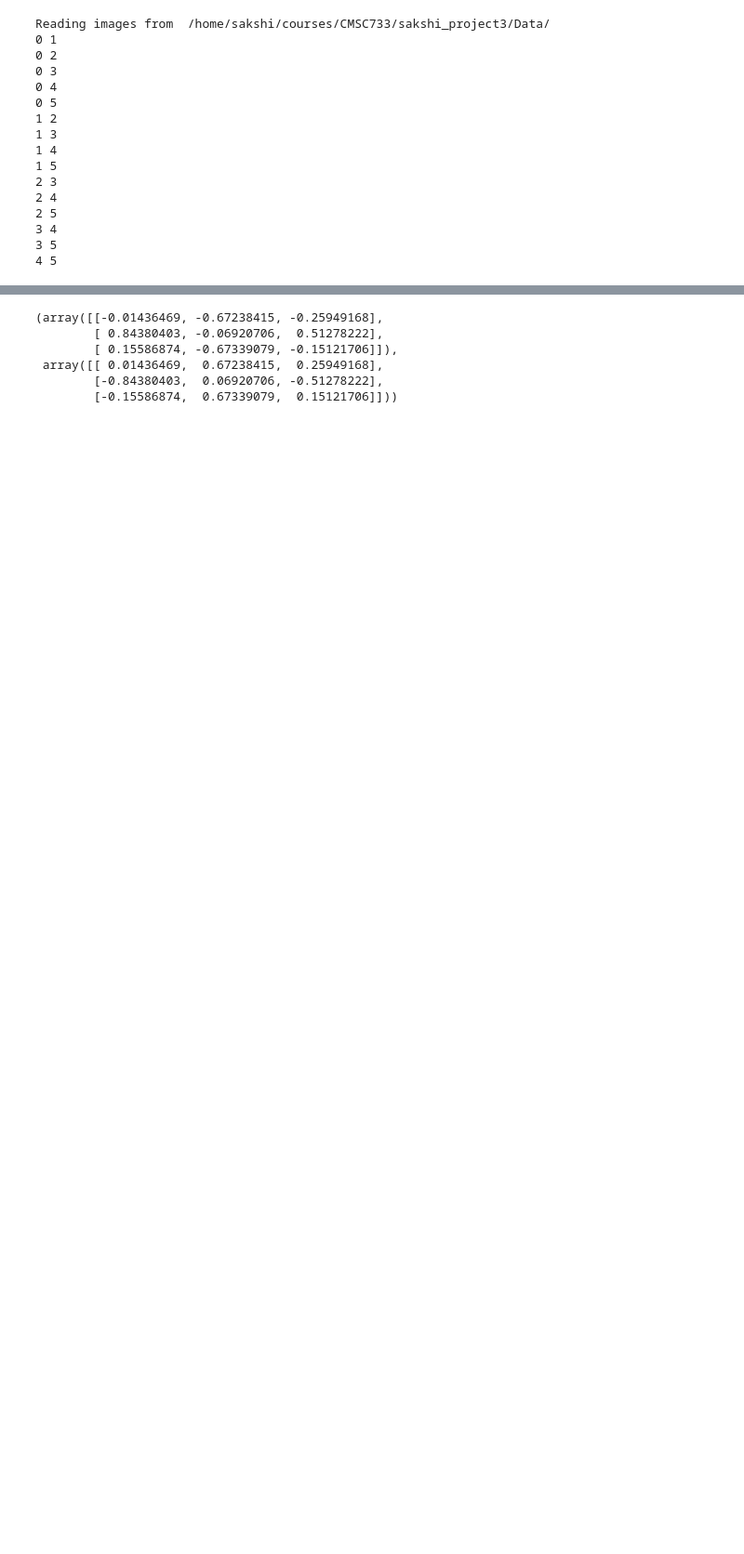
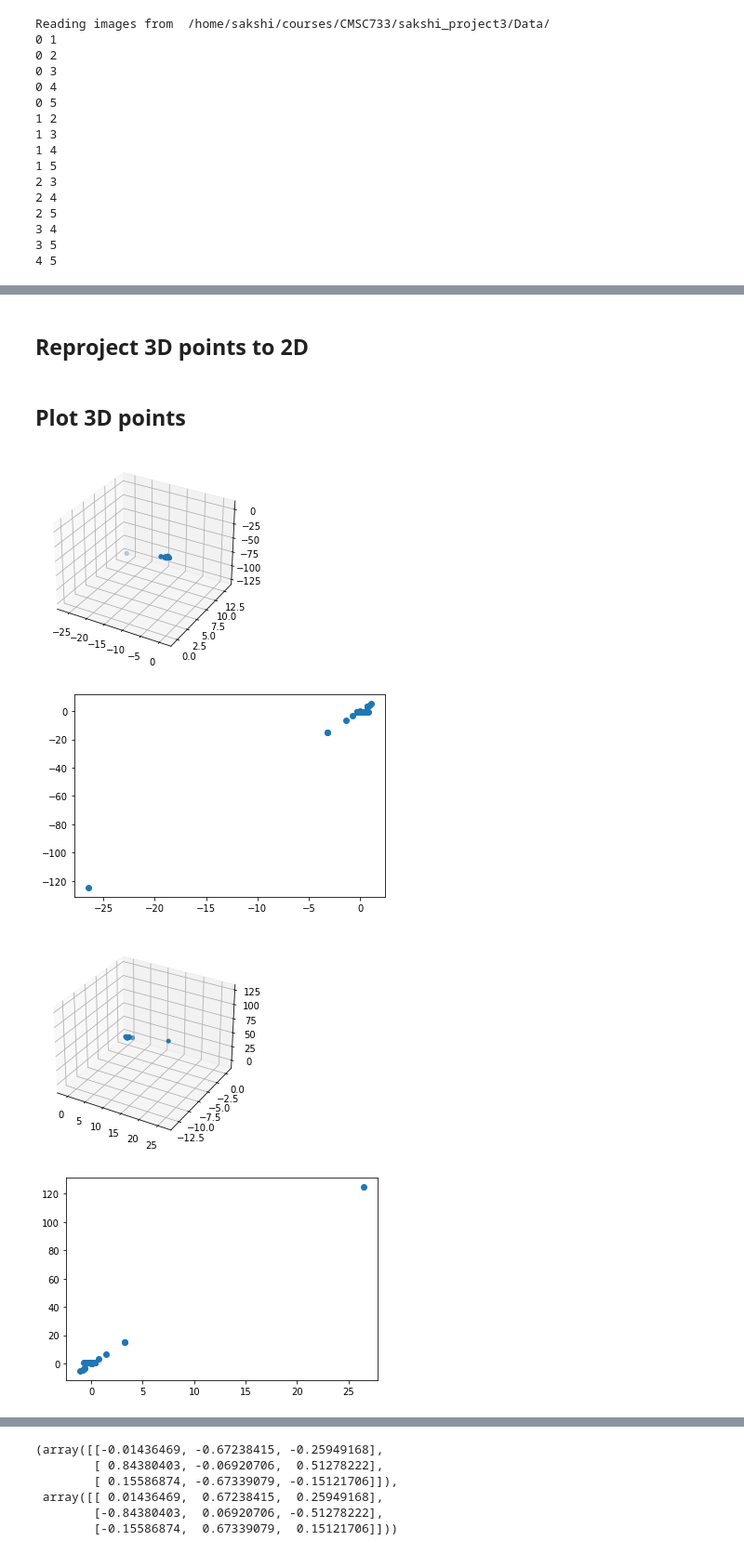
Before and after one commit to sakshikakde/SFM, a Jupyter notebook: Code/wrapper.ipynb, the cells around one changed output, grey strips where cells are left out. Shown at 93% size. Saved outputs shown, nothing was run; the diff lists cells and outputs as text; code cells hidden in the pictures; blank space fills up the shorter version.

```diff
--- a/Code/wrapper.ipynb
+++ b/Code/wrapper.ipynb
@@ -167,6 +110,0 @@ from matplotlib import pyplot as plt
-# %%
-for pts3D in pts3D_4:
-    print(pts3D.shape)
-    x = pts3D[:,0]
-    y = pts3D[:,1]
-    plt.plot(x, y)
@@ -178,0 +142,2 @@ for pts3D in pts3D_4:
+# %% [markdown]
+## Reproject 3D points to 2D
@@ -178,0 +168,38 @@ for pts3D in pts3D_4:
+# %% [markdown]
+## Plot 3D points
+# %%
+for i in range(len(pts3D_4)):
+    # print(pts3D.shape)
+
+    pts3D = pts3D_4[i]
+    # X = X/X[3,:]
+
+    pts3D = pts3D/pts3D[:,3].reshape(-1,1)
+    x = pts3D[:,0]
+    x[(x > 500) | (x < -500)] = 0
+    y = pts3D[:,1]
+    # y[(y > 500) | (y < -500)] = 0
+    # plt.scatter(x, y, linewidths = 0.1)
+    z = pts3D[:,2]
+    z[(z > 500) | (z < -500)] = 0
+
+
+    fig = plt.figure()for n in range(0, total_images):
+#     for m in range(0, total_images):
+#         if f_matrix[n, m] is not None:
+#             e_matrix[n, m] = getEssentialMatrix(K, f_matrix[n, m])
+
+# for n in range(0, total_images):
+#     for m in range(0, total_images):
+#         if e_matrix[n, m] is not None:
+#             p_matrix[n, m] = ExtractCameraPose(e_matrix[n, m])
+    ax = plt.axes(projection='3d')
+    ax.scatter(x,y, z, linewidth=0.5)
+
+    fig = plt.figure()
+    plt.scatter(x,z)
+# %% [output]
+[figure, added]
+[figure, added]
+[figure, added]
+[figure, added]
```
Also changed, not shown: parts of 24 cells of this notebook, 30 other files.
